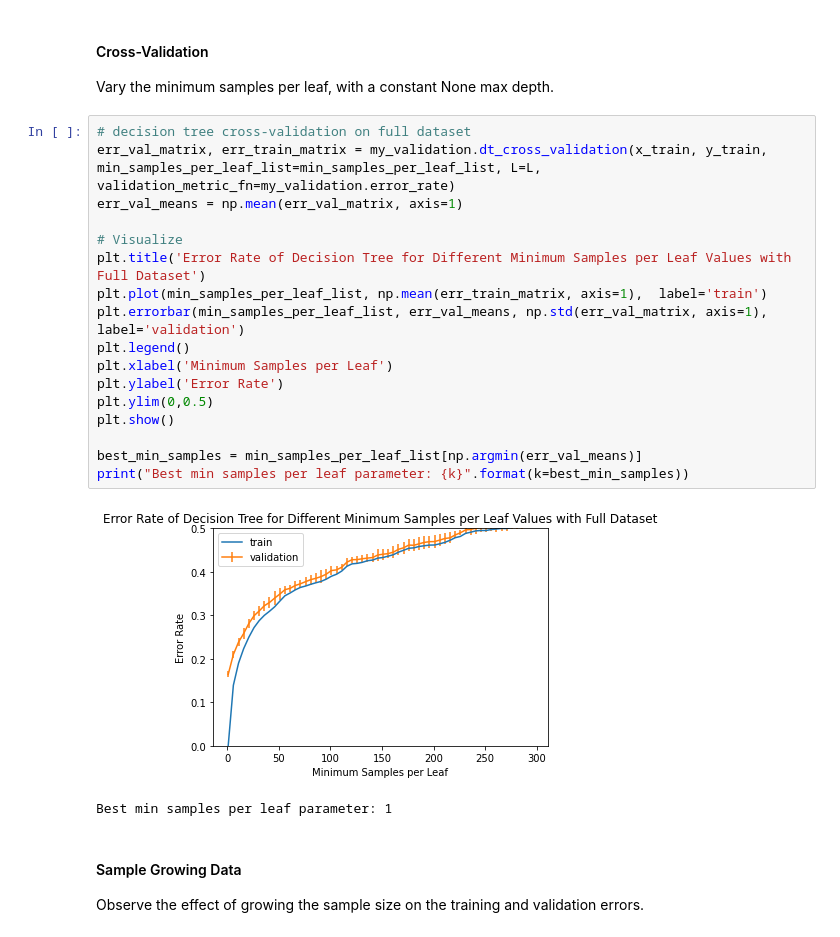
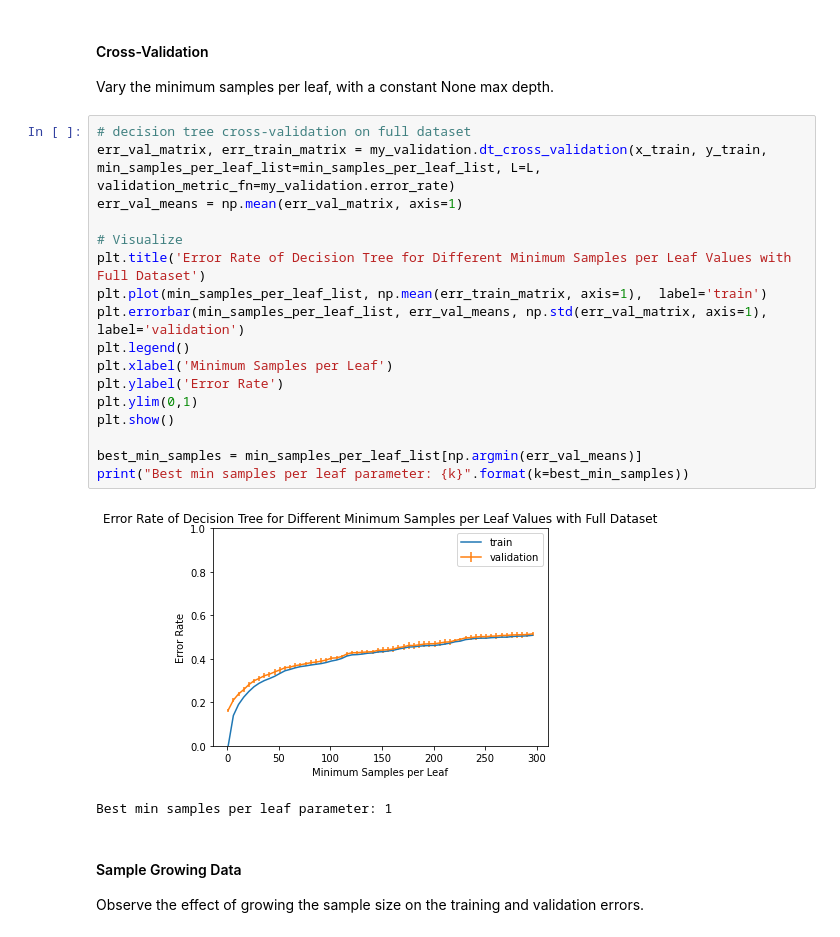
Before and after one commit to chrismartel/COMP551, a Jupyter notebook: projects/p1/letter_recognition.ipynb, the cells around one changed output. Drawn from its saved outputs; the diff is of its cells as text.

```diff
--- a/projects/p1/letter_recognition.ipynb
+++ b/projects/p1/letter_recognition.ipynb
@@ -333,22 +338,22 @@ Vary the minimum samples per leaf, with a constant None max depth.
 # %%
 # decision tree cross-validation on full dataset
 err_val_matrix, err_train_matrix = my_validation.dt_cross_validation(x_train, y_train, min_samples_per_leaf_list=min_samples_per_leaf_list, L=L, validation_metric_fn=my_validation.error_rate)
 err_val_means = np.mean(err_val_matrix, axis=1)
 
 # Visualize
 plt.title('Error Rate of Decision Tree for Different Minimum Samples per Leaf Values with Full Dataset')
 plt.plot(min_samples_per_leaf_list, np.mean(err_train_matrix, axis=1),  label='train')
 plt.errorbar(min_samples_per_leaf_list, err_val_means, np.std(err_val_matrix, axis=1), label='validation')
 plt.legend()
 plt.xlabel('Minimum Samples per Leaf')
 plt.ylabel('Error Rate')
-plt.ylim(0,0.5)
+plt.ylim(0,1)
 plt.show()
 
 best_min_samples = min_samples_per_leaf_list[np.argmin(err_val_means)]
 print("Best min samples per leaf parameter: {k}".format(k=best_min_samples))
 # %% [output]
-[figure, old version]
+[figure, new version]
 Best min samples per leaf parameter: 1
 # %% [markdown]
 #### Sample Growing Data
```
Also changed, not shown: parts of 12 cells of this notebook.
